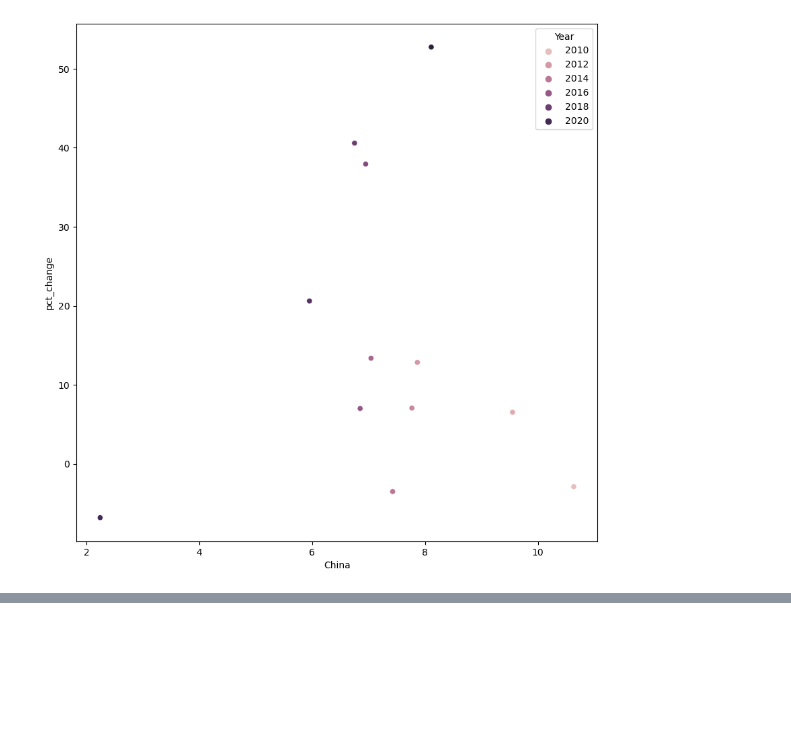
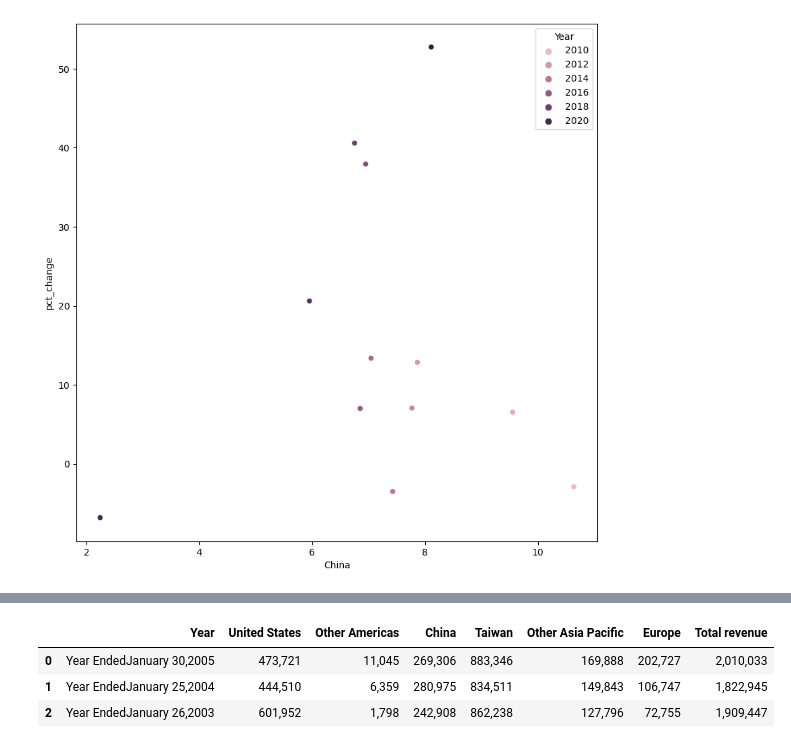
Before and after one commit to AimjGuytidy/Gwiza-analysis, a Jupyter notebook: Nvidia-case-study.ipynb, the cells around one changed output, grey strips where cells are left out. Cells and saved outputs as stored; diff of their text form; code cells hidden in the pictures; blank space fills up the shorter version.

```diff
--- a/Nvidia-case-study.ipynb
+++ b/Nvidia-case-study.ipynb
@@ -514,0 +515,29 @@ nvidia_2002
+# %%
+from bs4 import BeautifulSoup
+import requests
+import sys
+# Access page
+cik = '0001045810'
+type1 = '10-K'
+dateb = '20090125'
+base_url = "https://www.sec.gov/Archives/edgar/data/1045810/000104581009000013/fy2009form10k.htm"
+edgar_resp = requests.get(base_url.format(cik, type, dateb),headers={'User-Agent': 'Mozilla/5.0 (Macintosh; Intel Mac OS X 10_13_4) AppleWebKit/537.36 (KHTML, like Gecko) Chrome/108.0.5359.125 Safari/537.36'})
+edgar_str = edgar_resp.text
+soup = BeautifulSoup(edgar_str, 'html.parser')
+t = soup.findAll('table')
+#print(t)
+trs = t[35].findAll('tr')
+list_rev = []
+for tr in trs:
+    if tr.text:
+        #print(list(tr.stripped_strings))
+        rev_list = [k.replace("\xa0"," ").replace("\n      "," ") for k in list(tr.stripped_strings)]
+        while "$" in rev_list:
+            rev_list.remove("$")
+        print(rev_list)
+        #print([k.replace("\xa0"," ") for k in list(tr.stripped_strings)])
+    list_rev.append(rev_list)
+#print(list_rev)
+# nvidia_2005=pd.DataFrame({"Year":list_rev[0],list_rev[4][0]:list_rev[4][1:],
+#           list_rev[5][0]:list_rev[5][1:],list_rev[6][0]:list_rev[6][1:],
+#           list_rev[8][0]:list_rev[8][1:]})
@@ -514,0 +565,11 @@ nvidia_2002
+# %%
+nvidia_2005=pd.DataFrame({"Year":["{}{}{}".format(a_, b_, c_) for a_, b_, c_ in zip(list_rev[0],list_rev[1],list_rev[2])],list_rev[5][0]:list_rev[5][1:],
+          list_rev[6][0]:list_rev[6][1:],list_rev[7][0]:list_rev[7][1:],
+          list_rev[8][0]:list_rev[8][1:],list_rev[9][0]:list_rev[9][1:],
+          list_rev[10][0]:list_rev[10][1:],list_rev[11][0]:list_rev[11][1:]})
+nvidia_2005
+# %% [output]
+|  | Year | United States | Other Americas | China | Taiwan | Other Asia Pacific | Europe | Total revenue |
+| 0 | Year EndedJanuary 30,2005 | 473,721 | 11,045 | 269,306 | 883,346 | 169,888 | 202,727 | 2,010,033 |
+| 1 | Year EndedJanuary 25,2004 | 444,510 | 6,359 | 280,975 | 834,511 | 149,843 | 106,747 | 1,822,945 |
+| 2 | Year EndedJanuary 26,2003 | 601,952 | 1,798 | 242,908 | 862,238 | 127,796 | 72,755 | 1,909,447 |
```
Also changed, not shown: parts of 24 cells of this notebook.
